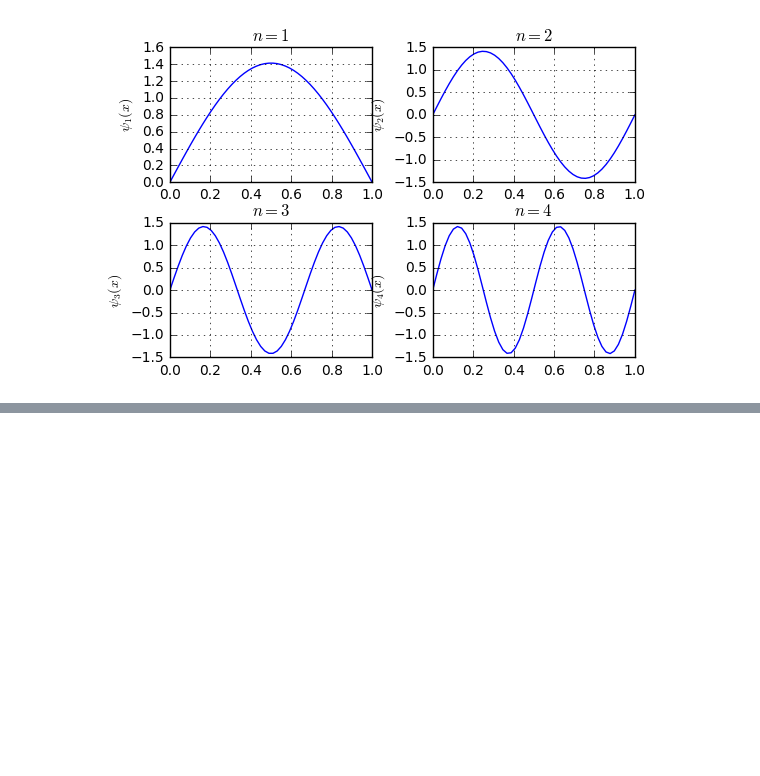
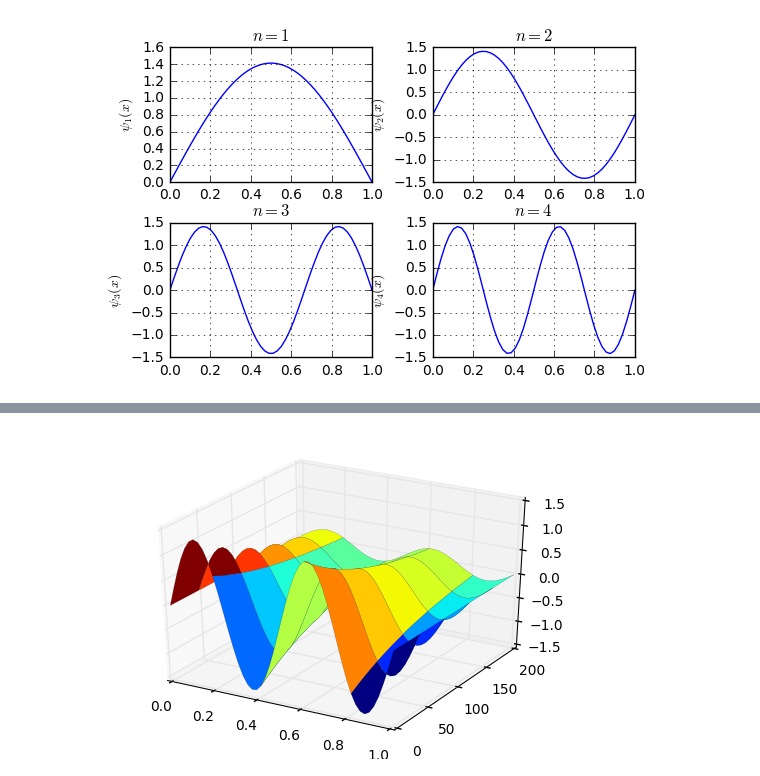
Before and after one commit to p-Mart/JupyterNotebooks, a Jupyter notebook: Quantum Mechanics/Infinite Square Well 1D.ipynb, the cells around one changed output, grey strips where cells are left out. Cells and saved outputs as stored; diff of their text form; code cells hidden in the pictures; blank space fills up the shorter version.

Commit message:
Updated Infinite Square Well notebook to include time-dependent Schrodinger equation.

```diff
--- a/Quantum Mechanics/Infinite Square Well 1D.ipynb
+++ b/Quantum Mechanics/Infinite Square Well 1D.ipynb
@@ -78,0 +90,26 @@ plt.show()
+# %%
+from mpl_toolkits.mplot3d import Axes3D
+import numpy as np
+import matplotlib.pyplot as plt
+
+hbar = 1.054571800e-34 #The value of hbar in J/s
+m = 9.10938356e-31 #The mass of an electron in kg.
+
+def squareWellEnergy(n, a):
+    return ((n**2)*(np.pi**2)*(hbar**2)/(2*m*(a**2)))
+
+def timeDependentSolution(X,T,n,a):
+    E = squareWellEnergy(n,a)
+    return (np.sqrt(2./a)*np.sin((n/a)*np.pi*X)*np.exp(-1*E*T/hbar))
+
+a = 1
+X = np.linspace(0, a)
+n = 4
+T = np.linspace(0,200)
+X, T = np.meshgrid(X,T)
+
+ax = plt.figure().gca(projection='3d')
+ax.plot_surface(X,T,timeDependentSolution(X,T,n,a), cmap=plt.cm.jet, linewidth=0.1)
+plt.show()
+# %% [output]
+[figure, added]
```
Also changed, not shown: parts of 2 cells of this notebook.
